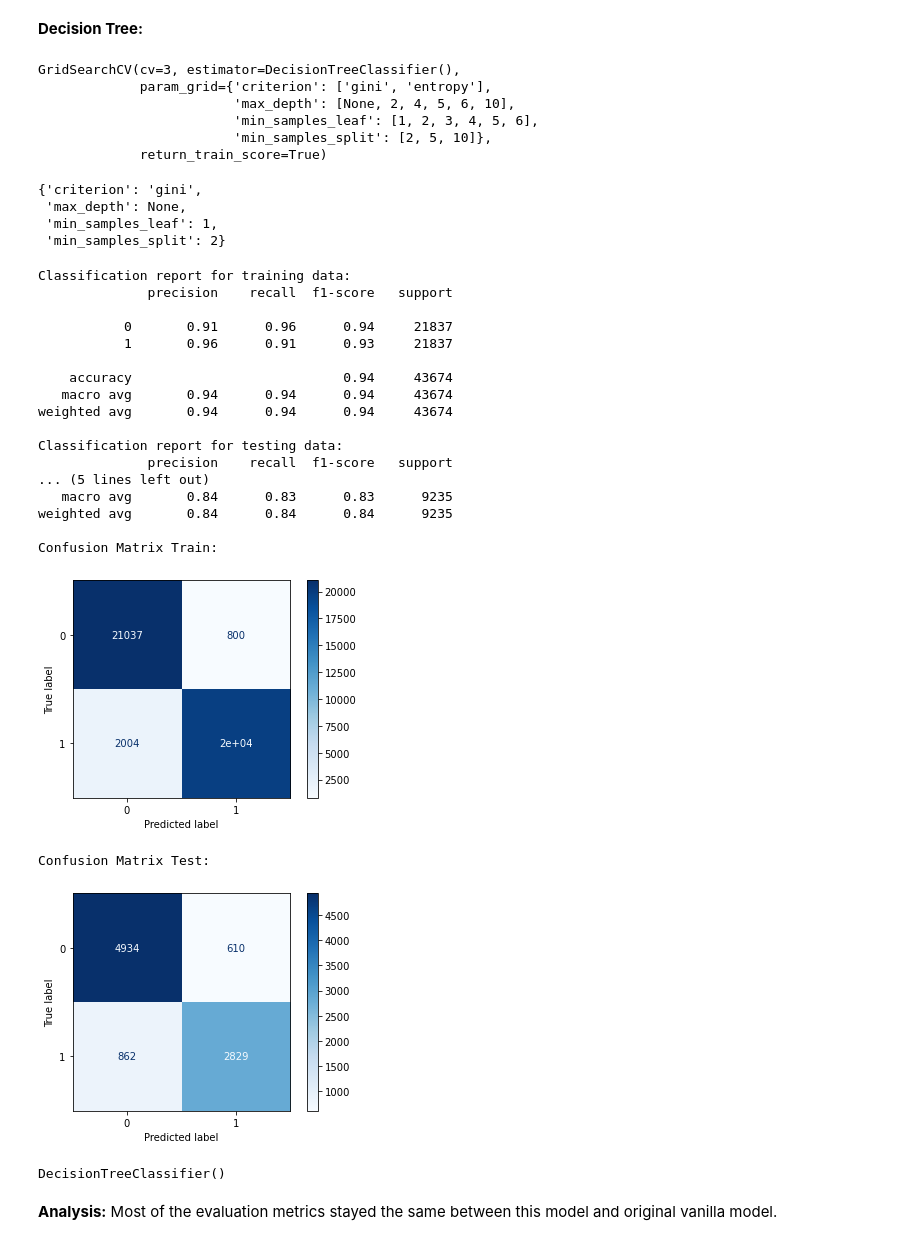
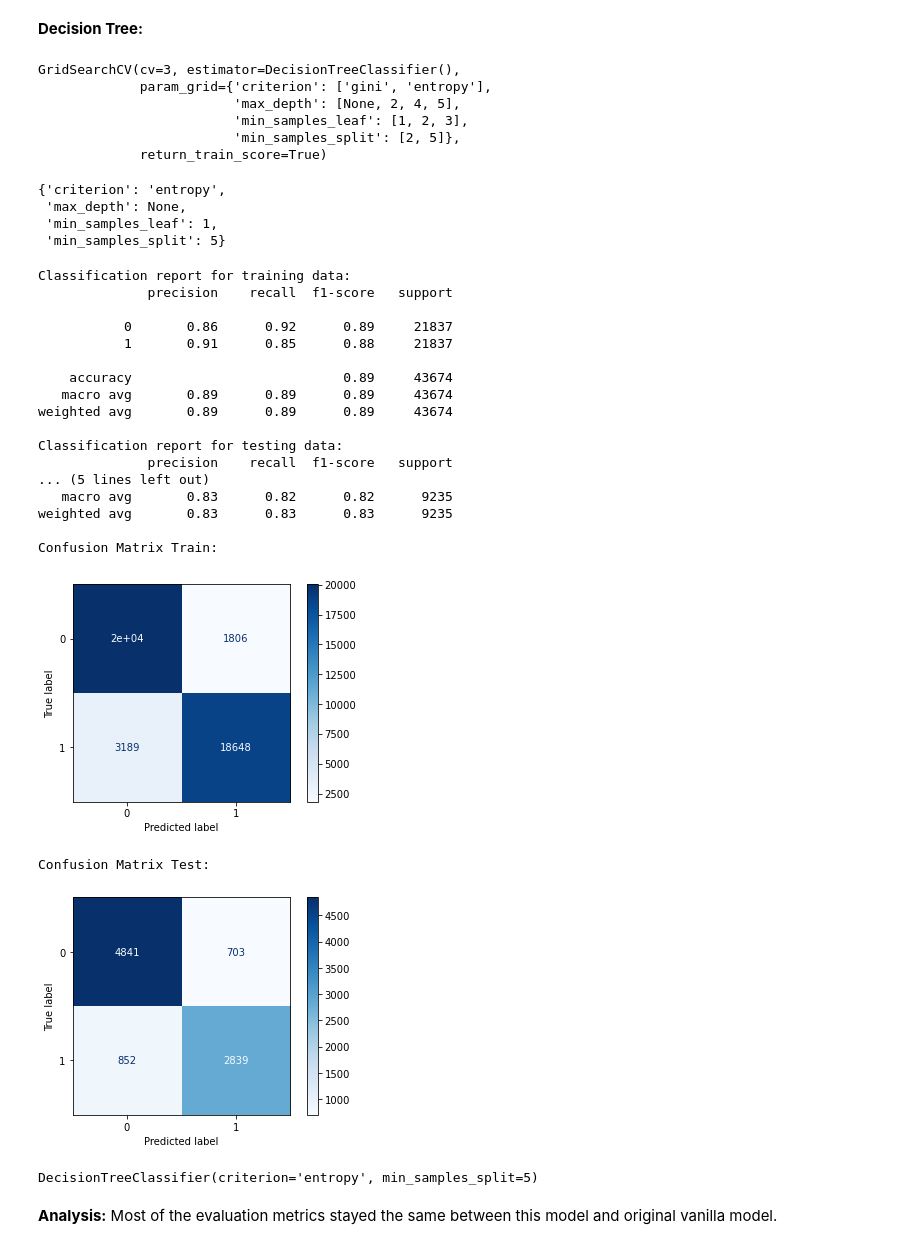
Before and after one commit to klsalcedo/tanzanian_water_wells, a Jupyter notebook: well_classification.ipynb, the cells around one changed output. Saved outputs shown, nothing was run; the diff lists cells and outputs as text; code cells hidden in the pictures.

Commit message:
dropped dates

```diff
--- a/well_classification.ipynb
+++ b/well_classification.ipynb
@@ -106,7 +106,7 @@ An initial look at some of the categorical columns show that there columns with
 # %%
 remove = ['funder','installer','wpt_name','subvillage',
           'ward','scheme_name','recorded_by','extraction_type_group','payment_type',
-          'quantity_group','source_type','waterpoint_type_group','quality_group']
+          'quantity_group','source_type','waterpoint_type_group','quality_group','date_recorded']
 for i in continous_var:
     remove.append(i)
 remove
@@ -515,9 +513,9 @@ DecisionTreeClassifier()
 **Decision Tree:**
 # %%
 dt_param_grid = {'criterion': ['gini','entropy'],
-                 'max_depth': [None, 2,4,5,6,10],
-                 'min_samples_split': [2,5,10],
-                 'min_samples_leaf': [1,2,3,4,5,6]
+                 'max_depth': [None, 2,4,5],
+                 'min_samples_split': [2,5],
+                 'min_samples_leaf': [1,2,3]
 }
 # %%
 dt_grid_search = GridSearchCV(d_tree, dt_param_grid, cv=3, return_train_score=True)
@@ -525,42 +523,42 @@ dt_grid_search.fit(X_train_resampled, y_train_resampled)
 # %% [output]
 GridSearchCV(cv=3, estimator=DecisionTreeClassifier(),
              param_grid={'criterion': ['gini', 'entropy'],
-                         'max_depth': [None, 2, 4, 5, 6, 10],
-                         'min_samples_leaf': [1, 2, 3, 4, 5, 6],
-                         'min_samples_split': [2, 5, 10]},
+                         'max_depth': [None, 2, 4, 5],
+                         'min_samples_leaf': [1, 2, 3],
+                         'min_samples_split': [2, 5]},
              return_train_score=True)
 # %%
 dt_grid_search.best_params_
 # %% [output]
-{'criterion': 'gini',
+{'criterion': 'entropy',
  'max_depth': None,
  'min_samples_leaf': 1,
- 'min_samples_split': 2}
+ 'min_samples_split': 5}
 # %%
-d_tree1 = DecisionTreeClassifier(criterion='gini', max_depth=None, min_samples_leaf=1, min_samples_split=2)
+d_tree1 = DecisionTreeClassifier(criterion='entropy', max_depth=None, min_samples_leaf=1, min_samples_split=5)
 class_model(d_tree1, X_train_resampled, X_test, y_train_resampled, y_test)
 # %% [output]
 Classification report for training data:
               precision    recall  f1-score   support
 
-           0       0.91      0.96      0.94     21837
-           1       0.96      0.91      0.93     21837
+           0       0.86      0.92      0.89     21837
+           1       0.91      0.85      0.88     21837
 
-    accuracy                           0.94     43674
-   macro avg       0.94      0.94      0.94     43674
-weighted avg       0.94      0.94      0.94     43674
+    accuracy                           0.89     43674
+   macro avg       0.89      0.89      0.89     43674
+weighted avg       0.89      0.89      0.89     43674
 
 Classification report for testing data:
               precision    recall  f1-score   support
 ... (5 lines left out)
-   macro avg       0.84      0.83      0.83      9235
-weighted avg       0.84      0.84      0.84      9235
+   macro avg       0.83      0.82      0.82      9235
+weighted avg       0.83      0.83      0.83      9235
 
 Confusion Matrix Train:
-[figure, old version]
+[figure, new version]
 Confusion Matrix Test:
-[figure, old version]
+[figure, new version]
-DecisionTreeClassifier()
+DecisionTreeClassifier(criterion='entropy', min_samples_split=5)
 # %% [markdown]
 **Analysis:** Most of the evaluation metrics stayed the same between this model and original vanilla model.
 # %% [markdown]
```
Also changed, not shown: parts of 28 cells of this notebook.
